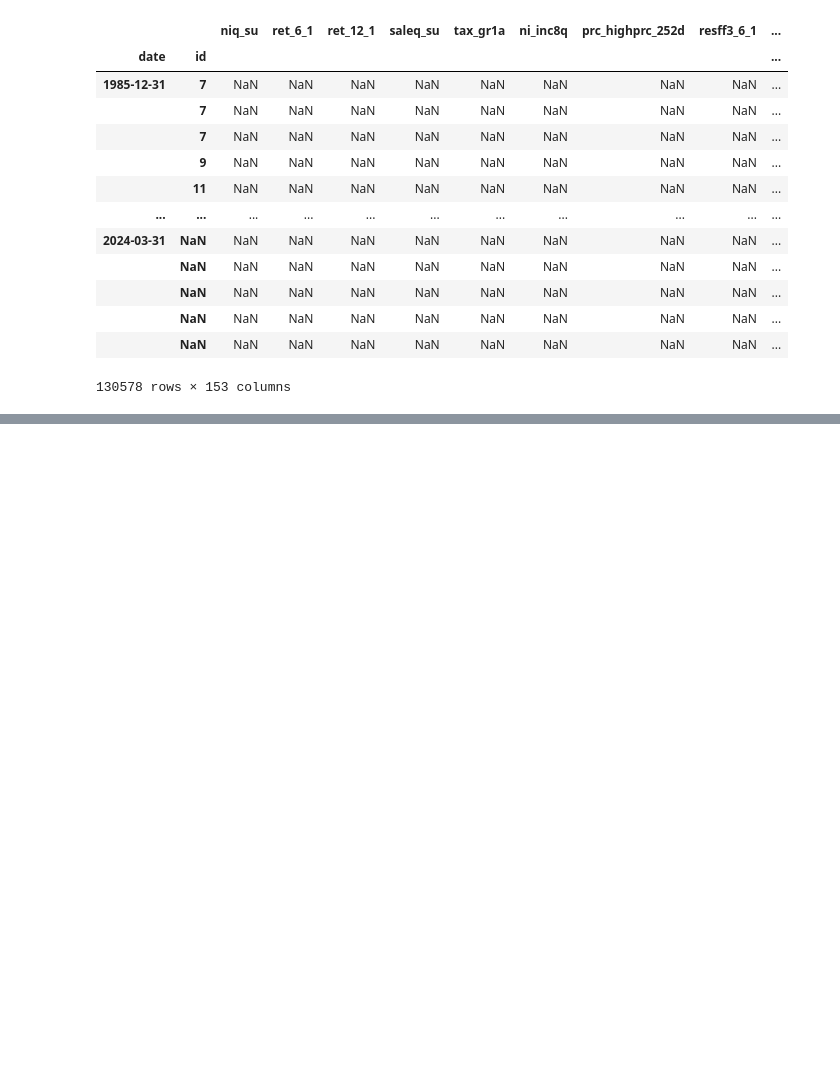
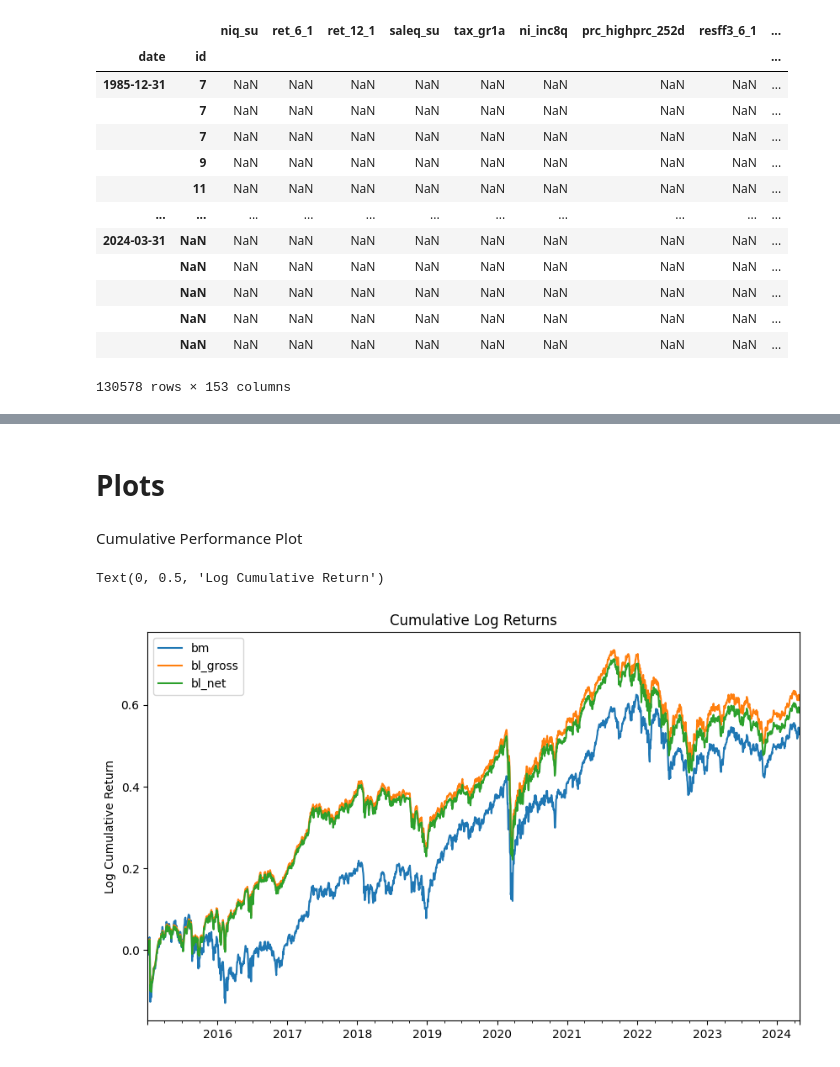
Before and after one commit to ljkane/qpmwp-course, a Jupyter notebook: assignments/assignment_5.ipynb, the cells around one changed output, grey strips where cells are left out. Cells and saved outputs as stored; diff of their text form; code cells hidden in the pictures; blank space fills up the shorter version.

```diff
--- a/assignments/assignment_5.ipynb
+++ b/assignments/assignment_5.ipynb
@@ -429,0 +574,13 @@ Performance metrics for bl_mom_net
+# %% [markdown]
+# Plots
+# %% [markdown]
+Cumulative Performance Plot
+# %%
+import numpy as np
+import matplotlib.pyplot as plt
+
+np.log(1 + sim).cumsum().plot(figsize=(10, 6), title="Cumulative Log Returns")
+plt.ylabel("Log Cumulative Return")
+# %% [output]
+Text(0, 0.5, 'Log Cumulative Return')
+[figure, added]
```
Also changed, not shown: parts of 47 cells of this notebook, 11 other files.
